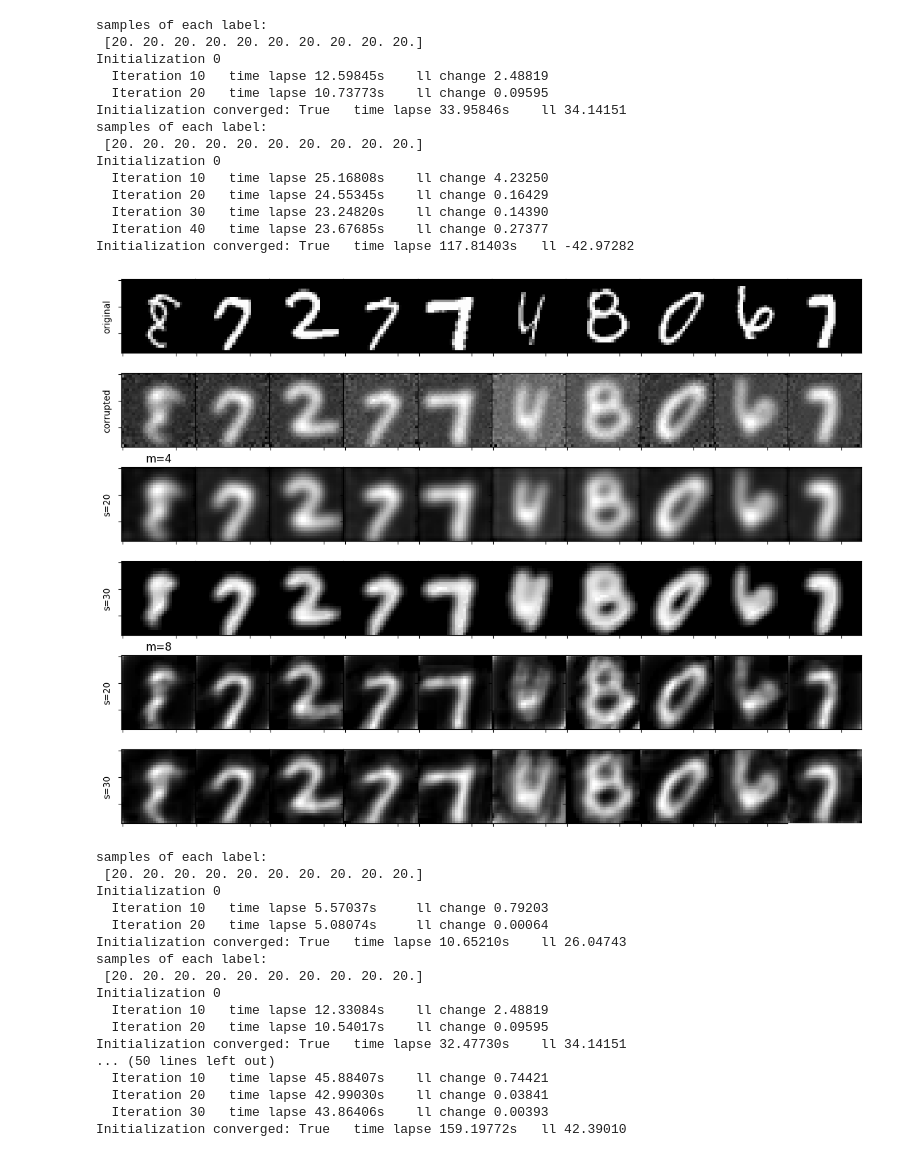
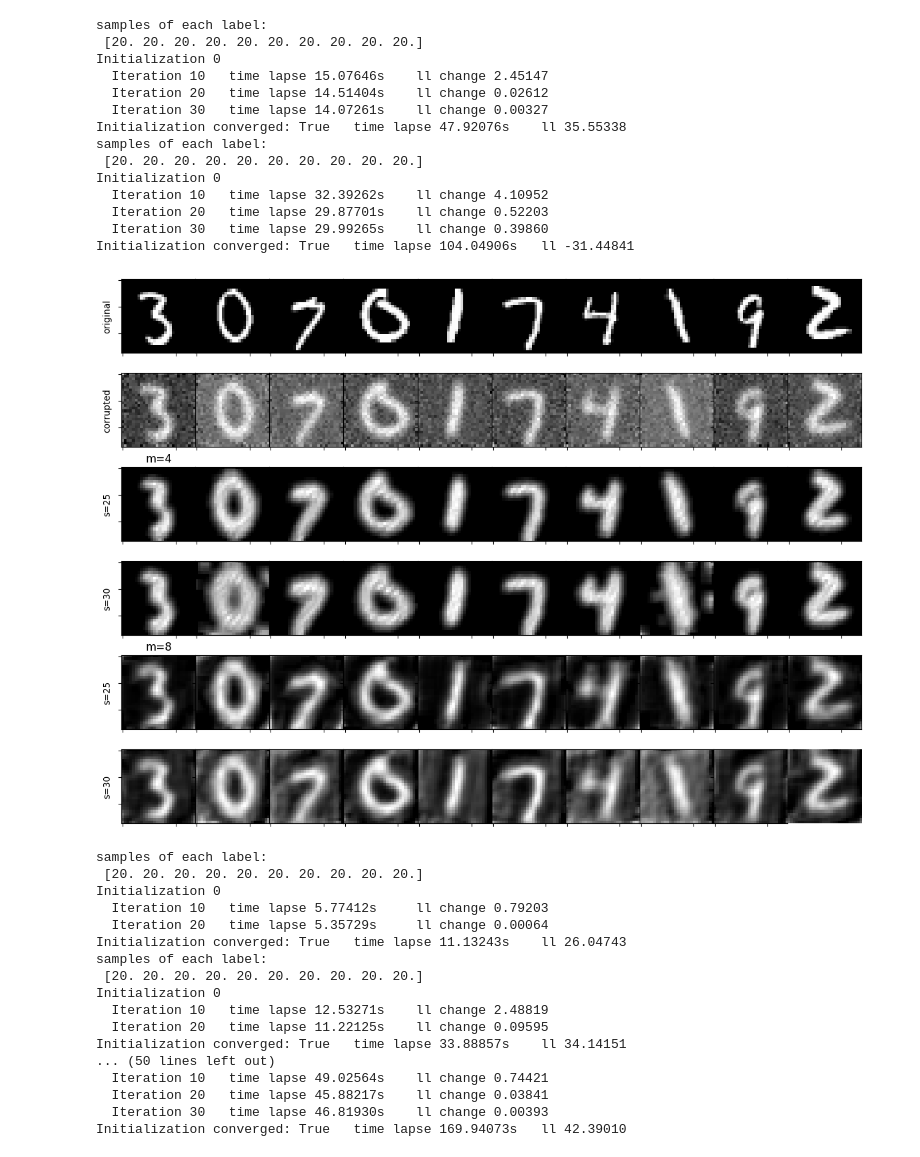
Before and after one commit to DBTomCat/IML_Project_Phase2, a Jupyter notebook: Simulation.ipynb, the cells around one changed output. Drawn from its saved outputs; the diff is of its cells as text; code cells hidden in the pictures.

```diff
--- a/Simulation.ipynb
+++ b/Simulation.ipynb
@@ -100,7 +100,7 @@ def Z_Y(gm, y, W, s, m, n):
     prec_ZY = prec_Z + W.T @ prec_Y @ W
     cov_ZY = np.linalg.inv(prec_ZY)
 
-    cov_ZY_appx = cov_ZY - np.eye(m**2) * np.min(cov_ZY)
+    cov_ZY_appx = cov_ZY + np.eye(m**2)
 
     mu_ZY = cov_ZY @ (np.tile((W.T @ prec_Y @ y.T), (n, 1, 1)) + np.tile(prec_Z @ mu_Z[:, :, np.newaxis], (1, 1, l))) #
 
@@ -111,7 +111,13 @@ def Z_Y(gm, y, W, s, m, n):
     logDist = np.transpose(diff_to_mus, [0, 2, 1]) @ diff_to_mus / 2
     logDist = np.asarray([np.diag(i) for i in logDist])
 
-    MAP = np.argmax(np.log(pi_Z) - np.log(np.linalg.det(cov_ZY_appx)) / 2 - logDist.T, axis=1)
+    V = y.T - W @ mu_Z[:, :, np.newaxis]
+    exponent = np.transpose(V,[0,2,1]) @ (prec_Y - prec_Y @ cov_ZY @ prec_Y.T) @ V
+    exponent = np.asarray([np.diag(i) for i in exponent])
+
+    logPiz = - np.log(np.linalg.det(np.eye(m**2) + cov_Z @ W.T @ prec_Y @ W)) / 2 - exponent.T / 2
+
+    MAP = np.argmax(logPiz - np.log(np.linalg.det(cov_ZY_appx)) / 2 - logDist.T, axis=1)
 
 
     ans = np.zeros((m**2, l), dtype=np.float64)
@@ -186,10 +192,7 @@ for i, m in enumerate(ms):
 
     for k, sig in enumerate(sigs):
 
-        try:
-            mapResult   =  [res.reshape((m,m)) for res in Z_Y(gm, test_data, W, sig, m, n).T]
-        except Exception:
-            mapResult   =  [np.ones((m,m)) for i in range(len(test_data))]
+        mapResult   =  [res.reshape((m,m)) for res in Z_Y(gm, test_data, W, sig, m, n).T]
 
         remaked_map = remake_image(mapResult, m)
         remaked_map = remaked_map / np.max(remaked_map)
@@ -212,6 +215,6 @@ plt.show()
 # %%
 n_samples = 200
-n = 20
+n = 25
 
 ms = [4, 8]
 gm_by_m_accurate = []
@@ -222,21 +225,21 @@ for i, m in enumerate(ms):
 samples of each label:
  [20. 20. 20. 20. 20. 20. 20. 20. 20. 20.]
 Initialization 0
-  Iteration 10   time lapse 12.59845s    ll change 2.48819
-  Iteration 20   time lapse 10.73773s    ll change 0.09595
-Initialization converged: True   time lapse 33.95846s    ll 34.14151
+  Iteration 10   time lapse 15.07646s    ll change 2.45147
+  Iteration 20   time lapse 14.51404s    ll change 0.02612
+  Iteration 30   time lapse 14.07261s    ll change 0.00327
+Initialization converged: True   time lapse 47.92076s    ll 35.55338
 samples of each label:
  [20. 20. 20. 20. 20. 20. 20. 20. 20. 20.]
 Initialization 0
-  Iteration 10   time lapse 25.16808s    ll change 4.23250
-  Iteration 20   time lapse 24.55345s    ll change 0.16429
-  Iteration 30   time lapse 23.24820s    ll change 0.14390
-  Iteration 40   time lapse 23.67685s    ll change 0.27377
-Initialization converged: True   time lapse 117.81403s   ll -42.97282
+  Iteration 10   time lapse 32.39262s    ll change 4.10952
+  Iteration 20   time lapse 29.87701s    ll change 0.52203
+  Iteration 30   time lapse 29.99265s    ll change 0.39860
+Initialization converged: True   time lapse 104.04906s   ll -31.44841
 # %%
 n_images = 10
 n_samples = 200
-n = 20
+n = 25
 
 distance = np.zeros((2, n_images))
 fig, axes = plt.subplots(6, n_images, gridspec_kw = {'wspace':0, 'hspace':0}, figsize=(12,9))
@@ -246,10 +249,10 @@ axes[0,0].set_ylabel('original')
 axes[1,0].set_ylabel('corrupted')
 
 ms = [4, 8]
-sigs = [20, 30]
+sigs = [25, 30]
 
-all_images = load_images(f'./Dataset/MNIST-m={12}/MNIST/corrupted/')
-all_originals = load_images(f'./Dataset/MNIST-m={12}/MNIST/original/')
+all_images = load_images(f'./Dataset/MNIST-m={4}/MNIST/corrupted/')
+all_originals = load_images(f'./Dataset/MNIST-m={4}/MNIST/original/')
 
 
 for i, m in enumerate(ms):
@@ -264,34 +267,34 @@ for i, m in enumerate(ms):
         original    =   all_originals[id, :, :]
         original   /=   np.max(original)
 
         if i == 0:
             axes[0, x].imshow(original, cmap='gray')
             axes[1, x].imshow(image, cmap='gray')
 
         test_data = extract_patch(image.reshape((1, 28, 28)), m=m)
 
         for k, sig in enumerate(sigs):
 
 
             mapResult   =  [res.reshape((m,m)) for res in Z_Y(gm, test_data, W, sig, m, n).T]
             remaked_map = remake_image(mapResult, m)
             remaked_map = remaked_map / np.max(remaked_map)
             axes[2 * (i + 1) + k, x].imshow(remaked_map, cmap='gray')
 
             if x == 0:
                 axes[2 * (i + 1) + k, 0].set_ylabel(f's={sig}')
 
 
 for i in axes.flatten():
     i.set_xticklabels([])
     i.set_yticklabels([])
 
 fig.tight_layout()
 plt.grid(False)
 plt.axis('off')
 plt.show()
 # %% [output]
-[figure, old version]
+[figure, new version]
 # %%
 n_samples = 200
 m = 4
@@ -306,20 +309,20 @@ for i, n in enumerate([10,20,30,40,50,60,70,80]):
 samples of each label:
  [20. 20. 20. 20. 20. 20. 20. 20. 20. 20.]
 Initialization 0
-  Iteration 10   time lapse 5.57037s     ll change 0.79203
-  Iteration 20   time lapse 5.08074s     ll change 0.00064
-Initialization converged: True   time lapse 10.65210s    ll 26.04743
+  Iteration 10   time lapse 5.77412s     ll change 0.79203
+  Iteration 20   time lapse 5.35729s     ll change 0.00064
+Initialization converged: True   time lapse 11.13243s    ll 26.04743
 samples of each label:
  [20. 20. 20. 20. 20. 20. 20. 20. 20. 20.]
 Initialization 0
-  Iteration 10   time lapse 12.33084s    ll change 2.48819
-  Iteration 20   time lapse 10.54017s    ll change 0.09595
-Initialization converged: True   time lapse 32.47730s    ll 34.14151
+  Iteration 10   time lapse 12.53271s    ll change 2.48819
+  Iteration 20   time lapse 11.22125s    ll change 0.09595
+Initialization converged: True   time lapse 33.88857s    ll 34.14151
 ... (50 lines left out)
-  Iteration 10   time lapse 45.88407s    ll change 0.74421
-  Iteration 20   time lapse 42.99030s    ll change 0.03841
-  Iteration 30   time lapse 43.86406s    ll change 0.00393
-Initialization converged: True   time lapse 159.19772s   ll 42.39010
+  Iteration 10   time lapse 49.02564s    ll change 0.74421
+  Iteration 20   time lapse 45.88217s    ll change 0.03841
+  Iteration 30   time lapse 46.81930s    ll change 0.00393
+Initialization converged: True   time lapse 169.94073s   ll 42.39010
 # %%
 n_samples = 200
 n_images = 3
```
Also changed, not shown: parts of 5 cells of this notebook.
